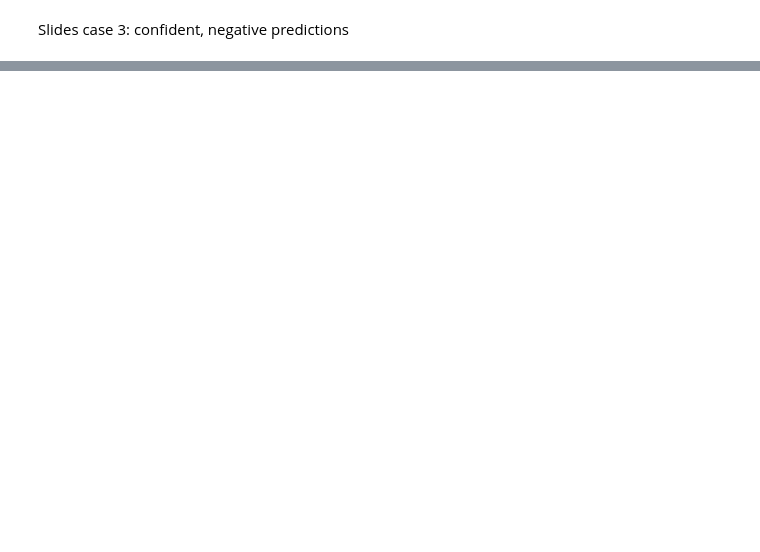
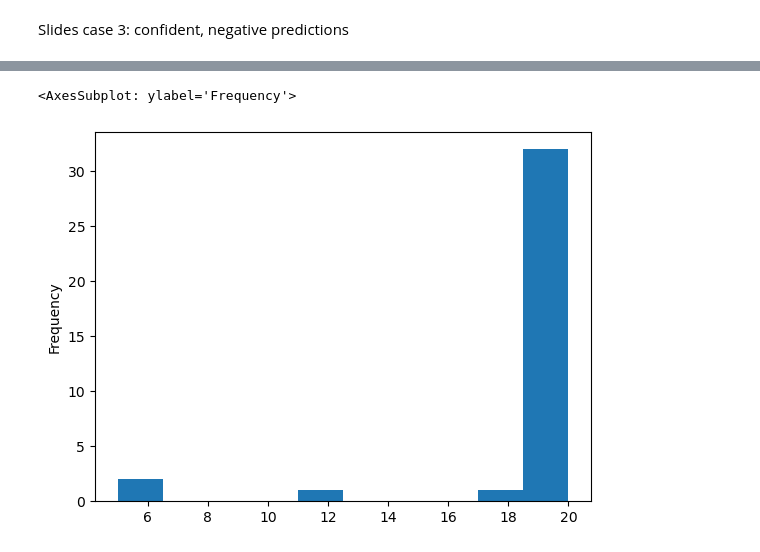
Before and after one commit to csi-greifflab/negative-class-optimization, a Jupyter notebook: notebooks/07b_Interpretability_pipeline_dev.ipynb, the cells around one changed output, grey strips where cells are left out. Saved outputs shown, nothing was run; the diff lists cells and outputs as text; code cells hidden in the pictures; blank space fills up the shorter version.

```diff
--- a/notebooks/07b_Interpretability_pipeline_dev.ipynb
+++ b/notebooks/07b_Interpretability_pipeline_dev.ipynb
@@ -357,0 +438,5 @@ CTRDNLTWFAY
+# %%
+paratope_ranks_0 = get_paratope_ranks(0, df_sel_2)
+df_paratope_ranks_0 = pd.DataFrame(paratope_ranks_0.values())
+sns.clustermap(df_paratope_ranks_0, row_cluster=True, col_cluster=False, cmap="viridis")
+plot_attr_ranks_dist(df_paratope_ranks_0)
@@ -357,0 +446,5 @@ CTRDNLTWFAY
+# %%
+df_paratope_ranks_0.replace(-10, np.nan).median(axis=1, skipna=True).plot.hist()
+# %% [output]
+<AxesSubplot: ylabel='Frequency'>
+[figure, added]
```
Also changed, not shown: parts of 20 cells of this notebook.
